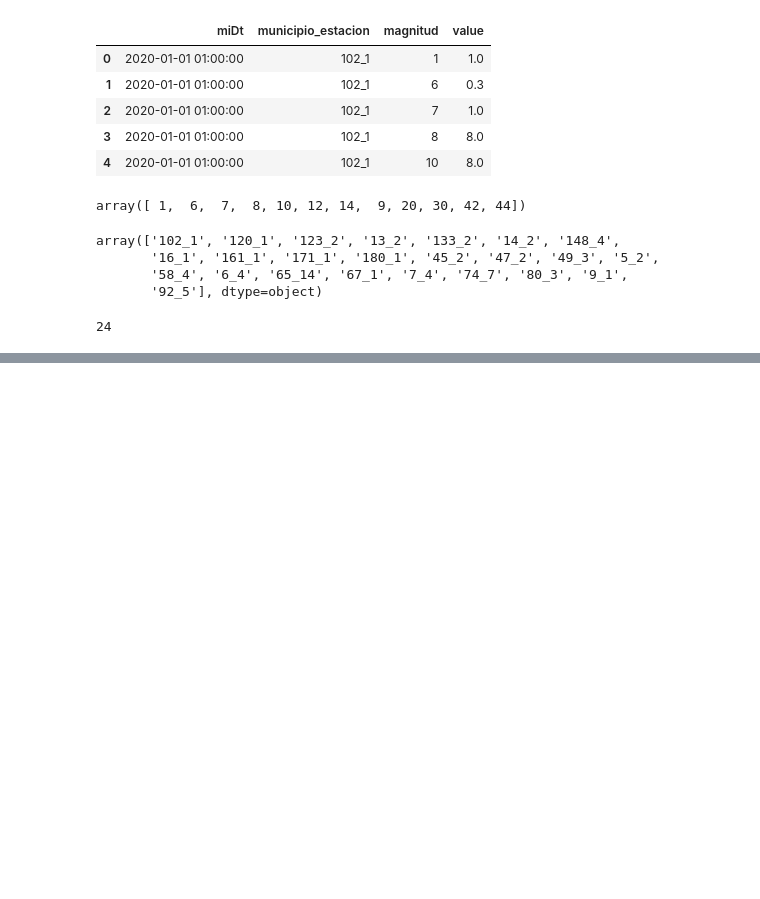
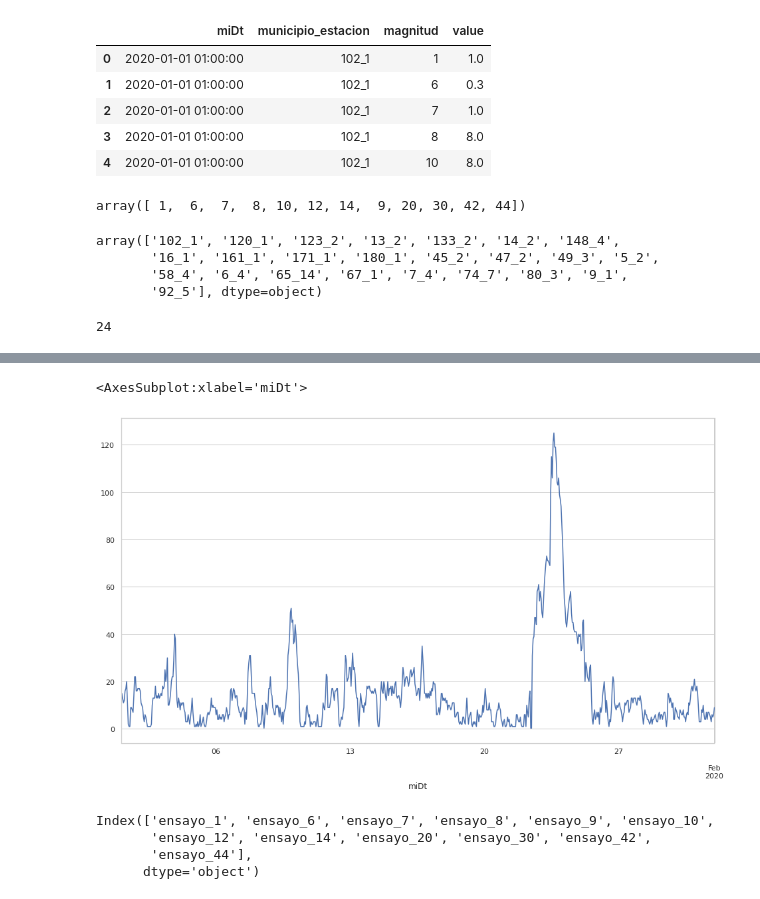
Before and after one commit to 4tolon/Aire_de_calidad, a Jupyter notebook: notebooks/Transformacion de csvs_3.ipynb, the cells around one changed output, grey strips where cells are left out. Saved outputs shown, nothing was run; the diff lists cells and outputs as text; code cells hidden in the pictures; blank space fills up the shorter version.

```diff
--- a/notebooks/Transformacion de csvs_3.ipynb
+++ b/notebooks/Transformacion de csvs_3.ipynb
@@ -474,0 +585,4 @@ f
+# %%
+df2 = df1.copy()
+# %%
+df2["day"] = df2.index.day
@@ -474,0 +621,5 @@ f
+# %%
+df2['ensayo_10', '102_1'].plot()
+# %% [output]
+<AxesSubplot:xlabel='miDt'>
+[figure, added]
@@ -474,0 +631,7 @@ f
+# %%
+new_col
+# %% [output]
+Index(['ensayo_1', 'ensayo_6', 'ensayo_7', 'ensayo_8', 'ensayo_9', 'ensayo_10',
+       'ensayo_12', 'ensayo_14', 'ensayo_20', 'ensayo_30', 'ensayo_42',
+       'ensayo_44'],
+      dtype='object')
```
Also changed, not shown: parts of 47 cells of this notebook.
